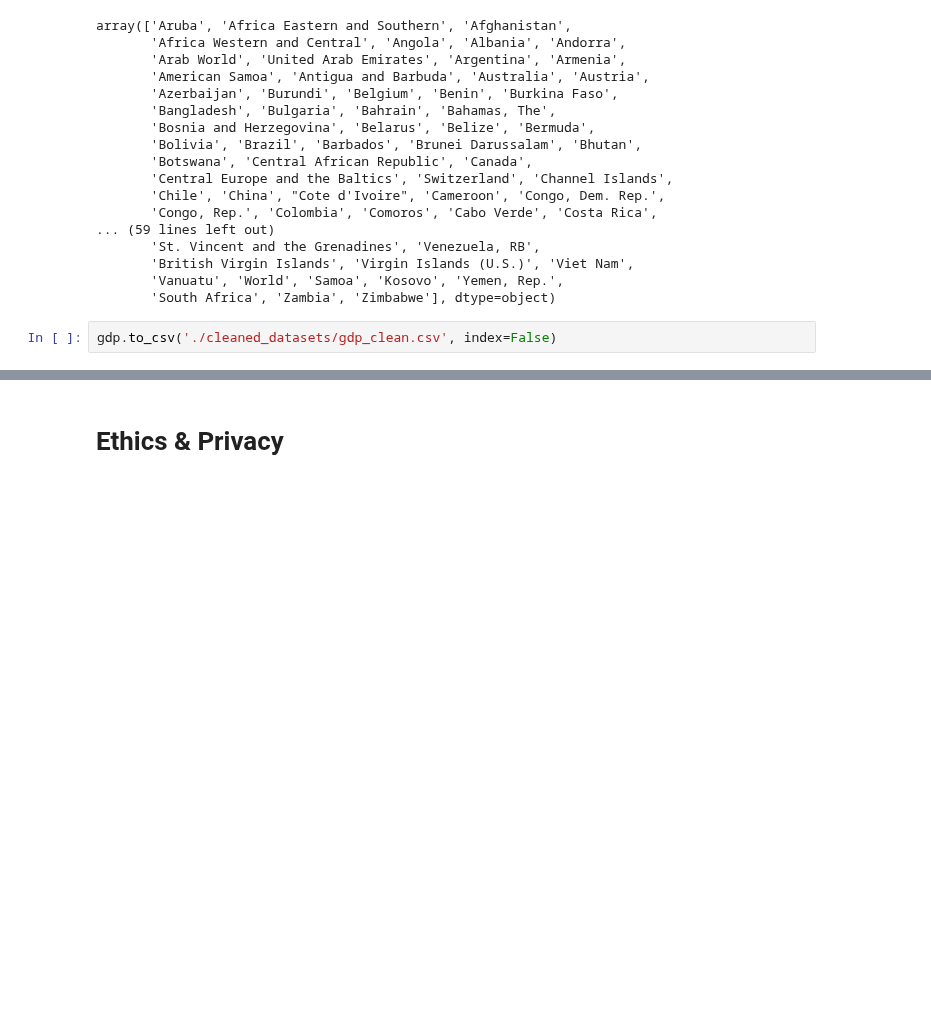
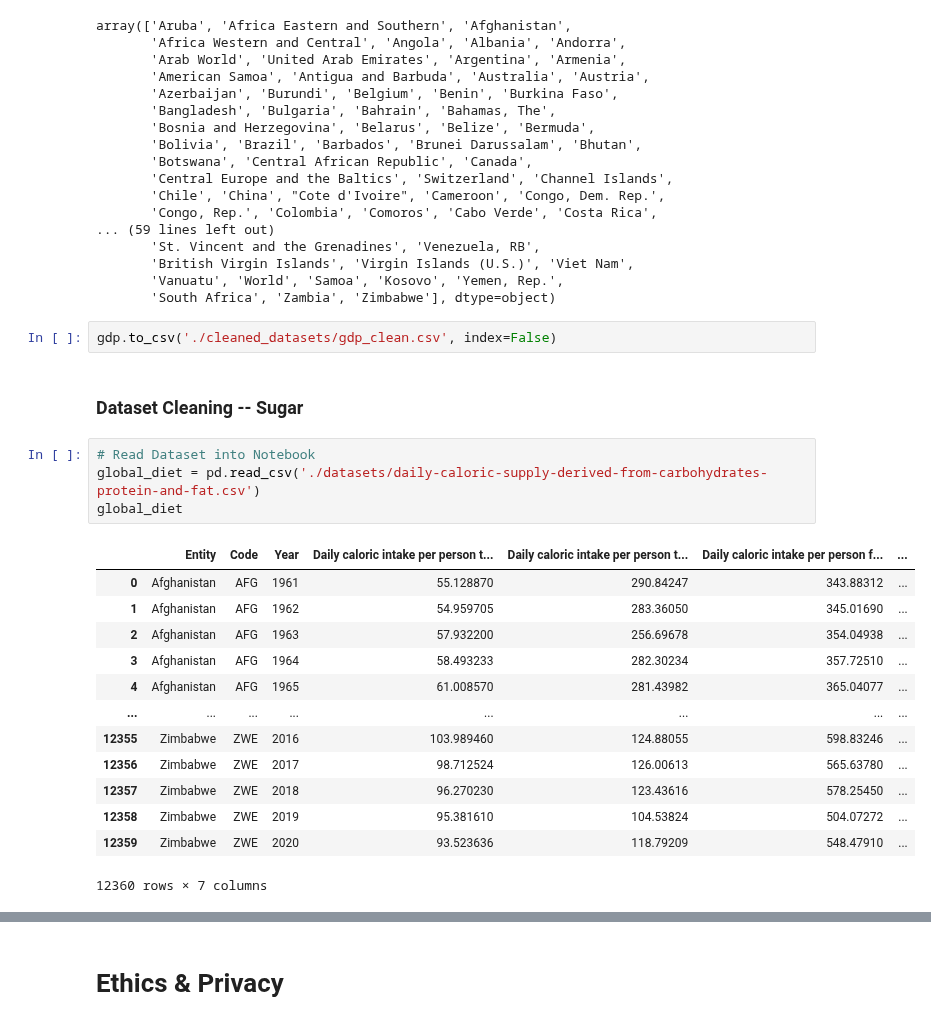
Before and after one commit to COGS108/Group074_WI24, a Jupyter notebook: DataCheckpoint_Group074_WI24.ipynb, the cells around one changed output, grey strips where cells are left out. Cells and saved outputs as stored; diff of their text form; blank space fills up the shorter version.

```diff
--- a/DataCheckpoint_Group074_WI24.ipynb
+++ b/DataCheckpoint_Group074_WI24.ipynb
@@ -343,3 +336,23 @@ array(['Aruba', 'Africa Eastern and Southern', 'Afghanistan',
        'South Africa', 'Zambia', 'Zimbabwe'], dtype=object)
 # %%
 gdp.to_csv('./cleaned_datasets/gdp_clean.csv', index=False)
+# %% [markdown]
+### Dataset Cleaning -- Sugar
+# %%
+# Read Dataset into Notebook
+global_diet = pd.read_csv('./datasets/daily-caloric-supply-derived-from-carbohydrates-protein-and-fat.csv')
+global_diet
+# %% [output]
+|  | Entity | Code | Year | Daily caloric intake per person t... | Daily caloric intake per person t... | Daily caloric intake per person f... | ... |
+| 0 | Afghanistan | AFG | 1961 | 55.128870 | 290.84247 | 343.88312 | ... |
+| 1 | Afghanistan | AFG | 1962 | 54.959705 | 283.36050 | 345.01690 | ... |
+| 2 | Afghanistan | AFG | 1963 | 57.932200 | 256.69678 | 354.04938 | ... |
+| 3 | Afghanistan | AFG | 1964 | 58.493233 | 282.30234 | 357.72510 | ... |
+| 4 | Afghanistan | AFG | 1965 | 61.008570 | 281.43982 | 365.04077 | ... |
+| ... | ... | ... | ... | ... | ... | ... | ... |
+| 12355 | Zimbabwe | ZWE | 2016 | 103.989460 | 124.88055 | 598.83246 | ... |
+| 12356 | Zimbabwe | ZWE | 2017 | 98.712524 | 126.00613 | 565.63780 | ... |
+| 12357 | Zimbabwe | ZWE | 2018 | 96.270230 | 123.43616 | 578.25450 | ... |
+| 12358 | Zimbabwe | ZWE | 2019 | 95.381610 | 104.53824 | 504.07272 | ... |
+| 12359 | Zimbabwe | ZWE | 2020 | 93.523636 | 118.79209 | 548.47910 | ... |
+12360 rows × 7 columns
```
Also changed, not shown: parts of 7 cells of this notebook, 2 other files.
